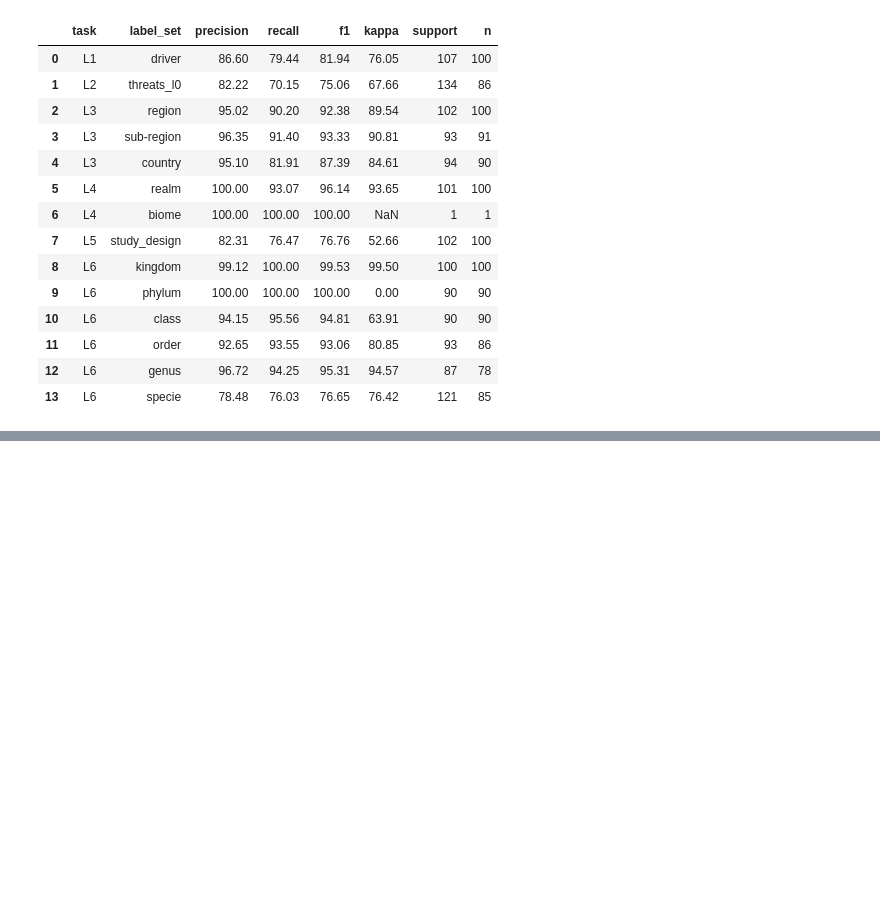
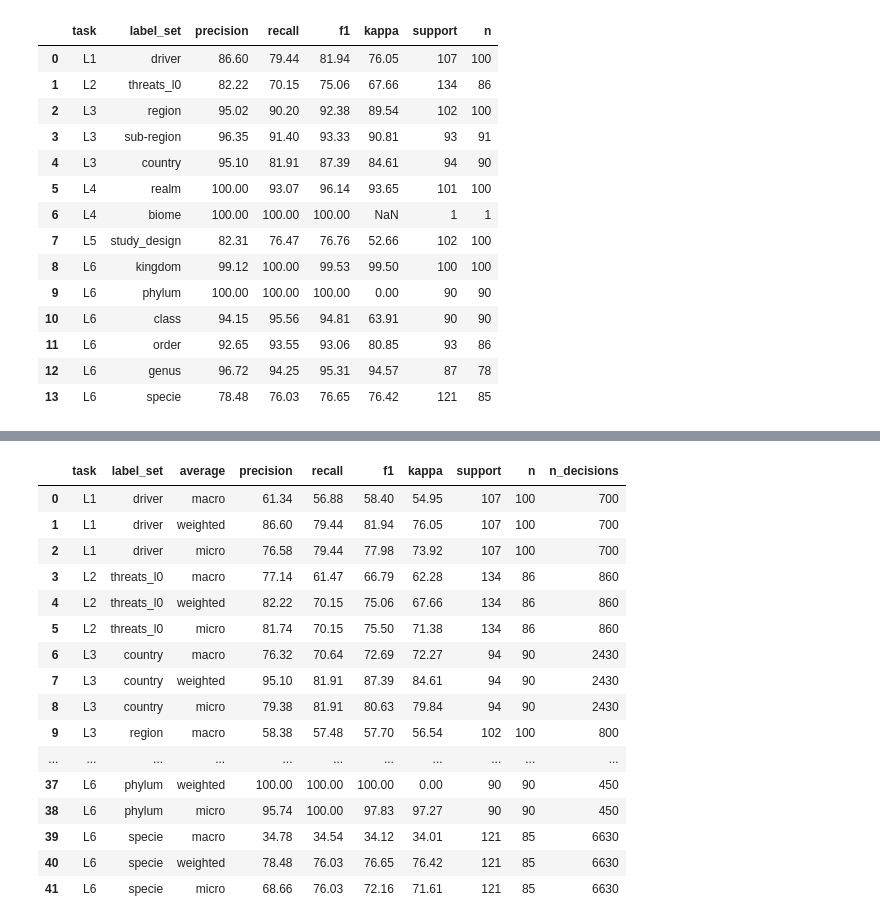
Before and after one commit to hunaindot/biodiversity-change-systematic-map, a Jupyter notebook: notebooks/coding_cc1_manual_baseline.ipynb, the cells around one changed output, grey strips where cells are left out. Saved outputs shown, nothing was run; the diff lists cells and outputs as text; code cells hidden in the pictures; blank space fills up the shorter version.

```diff
--- a/notebooks/coding_cc1_manual_baseline.ipynb
+++ b/notebooks/coding_cc1_manual_baseline.ipynb
@@ -147,0 +410,26 @@ summary.assign(
+# %%
+# Readable view of the macro/weighted/micro summary (metrics as percentages)
+summary_all.assign(
+    precision=(summary_all["precision"] * 100).round(2),
+    recall=(summary_all["recall"] * 100).round(2),
+    f1=(summary_all["f1"] * 100).round(2),
+    kappa=(summary_all["kappa"] * 100).round(2),
+)
+# %% [output]
+|  | task | label_set | average | precision | recall | f1 | kappa | support | n | n_decisions |
+| 0 | L1 | driver | macro | 61.34 | 56.88 | 58.40 | 54.95 | 107 | 100 | 700 |
+| 1 | L1 | driver | weighted | 86.60 | 79.44 | 81.94 | 76.05 | 107 | 100 | 700 |
+| 2 | L1 | driver | micro | 76.58 | 79.44 | 77.98 | 73.92 | 107 | 100 | 700 |
+| 3 | L2 | threats_l0 | macro | 77.14 | 61.47 | 66.79 | 62.28 | 134 | 86 | 860 |
+| 4 | L2 | threats_l0 | weighted | 82.22 | 70.15 | 75.06 | 67.66 | 134 | 86 | 860 |
+| 5 | L2 | threats_l0 | micro | 81.74 | 70.15 | 75.50 | 71.38 | 134 | 86 | 860 |
+| 6 | L3 | country | macro | 76.32 | 70.64 | 72.69 | 72.27 | 94 | 90 | 2430 |
+| 7 | L3 | country | weighted | 95.10 | 81.91 | 87.39 | 84.61 | 94 | 90 | 2430 |
+| 8 | L3 | country | micro | 79.38 | 81.91 | 80.63 | 79.84 | 94 | 90 | 2430 |
+| 9 | L3 | region | macro | 58.38 | 57.48 | 57.70 | 56.54 | 102 | 100 | 800 |
+| ... | ... | ... | ... | ... | ... | ... | ... | ... | ... | ... |
+| 37 | L6 | phylum | weighted | 100.00 | 100.00 | 100.00 | 0.00 | 90 | 90 | 450 |
+| 38 | L6 | phylum | micro | 95.74 | 100.00 | 97.83 | 97.27 | 90 | 90 | 450 |
+| 39 | L6 | specie | macro | 34.78 | 34.54 | 34.12 | 34.01 | 121 | 85 | 6630 |
+| 40 | L6 | specie | weighted | 78.48 | 76.03 | 76.65 | 76.42 | 121 | 85 | 6630 |
+| 41 | L6 | specie | micro | 68.66 | 76.03 | 72.16 | 71.61 | 121 | 85 | 6630 |
```
Also changed, not shown: parts of 12 cells of this notebook, 2 other files.
